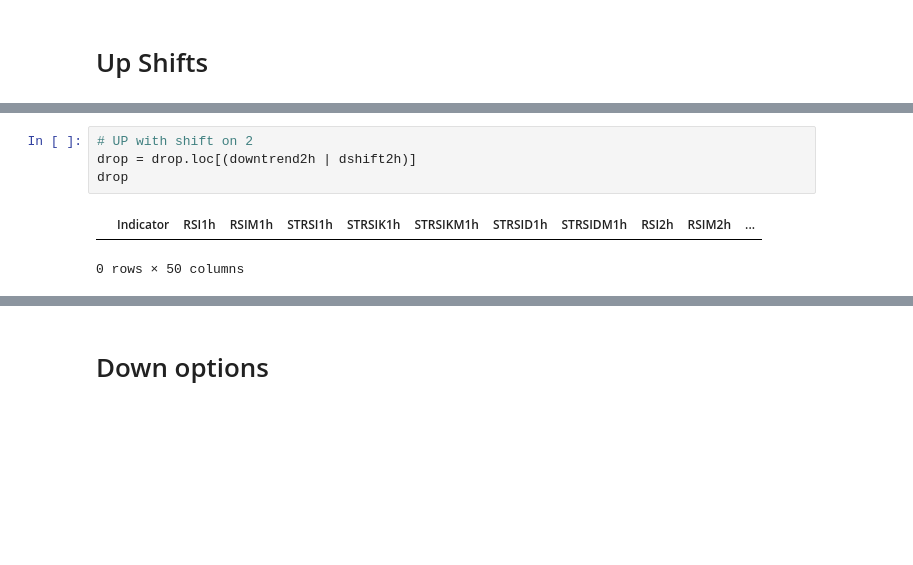
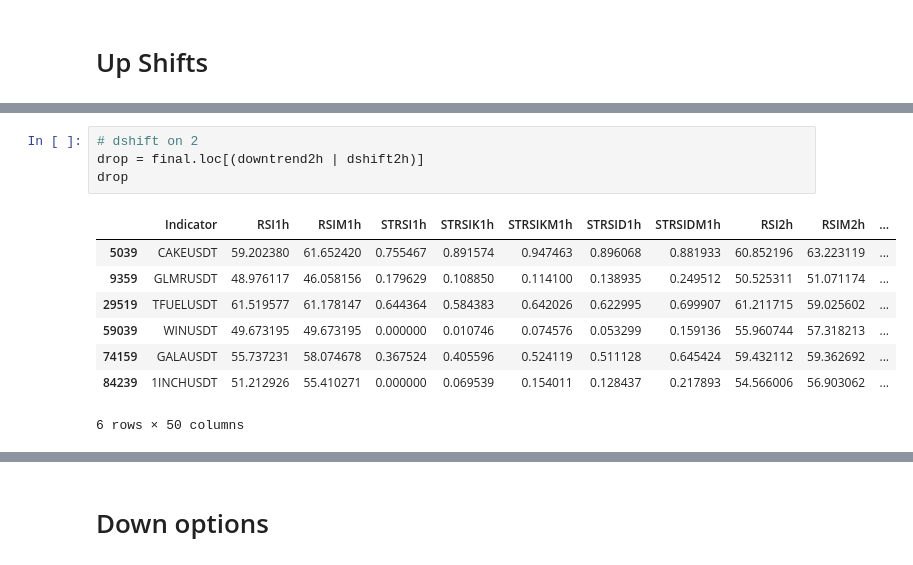
Before and after one commit to hjabbour/ML, a Jupyter notebook: HLST-FIXLIST-Direction-3D1H.ipynb, the cells around one changed output, grey strips where cells are left out. Cells and saved outputs as stored; diff of their text form; blank space fills up the shorter version.

```diff
--- a/HLST-FIXLIST-Direction-3D1H.ipynb
+++ b/HLST-FIXLIST-Direction-3D1H.ipynb
@@ -582,10 +644,16 @@ drop
 # %%
-# UP with shift on 2
-drop = drop.loc[(downtrend2h | dshift2h)]
+# dshift on 2
+drop = final.loc[(downtrend2h | dshift2h)]
 drop
 # %% [output]
 |  | Indicator | RSI1h | RSIM1h | STRSI1h | STRSIK1h | STRSIKM1h | STRSID1h | STRSIDM1h | RSI2h | RSIM2h | ... |
+| 5039 | CAKEUSDT | 59.202380 | 61.652420 | 0.755467 | 0.891574 | 0.947463 | 0.896068 | 0.881933 | 60.852196 | 63.223119 | ... |
+| 9359 | GLMRUSDT | 48.976117 | 46.058156 | 0.179629 | 0.108850 | 0.114100 | 0.138935 | 0.249512 | 50.525311 | 51.071174 | ... |
+| 29519 | TFUELUSDT | 61.519577 | 61.178147 | 0.644364 | 0.584383 | 0.642026 | 0.622995 | 0.699907 | 61.211715 | 59.025602 | ... |
+| 59039 | WINUSDT | 49.673195 | 49.673195 | 0.000000 | 0.010746 | 0.074576 | 0.053299 | 0.159136 | 55.960744 | 57.318213 | ... |
+| 74159 | GALAUSDT | 55.737231 | 58.074678 | 0.367524 | 0.405596 | 0.524119 | 0.511128 | 0.645424 | 59.432112 | 59.362692 | ... |
+| 84239 | 1INCHUSDT | 51.212926 | 55.410271 | 0.000000 | 0.069539 | 0.154011 | 0.128437 | 0.217893 | 54.566006 | 56.903062 | ... |
-0 rows × 50 columns
+6 rows × 50 columns
 # %%
 # UP with room till 8 hours
 drop = final.loc[((room3d & room1d & room12h & room8h) &(uptrend3d | shift3d)) & (uptrend8h | shift8h) & (uptrend1d | shift1d) & (uptrend12h | shift12h) &  (uptrend4h | shift4h) ]
```
Also changed, not shown: parts of 49 cells of this notebook, 4 other files.
